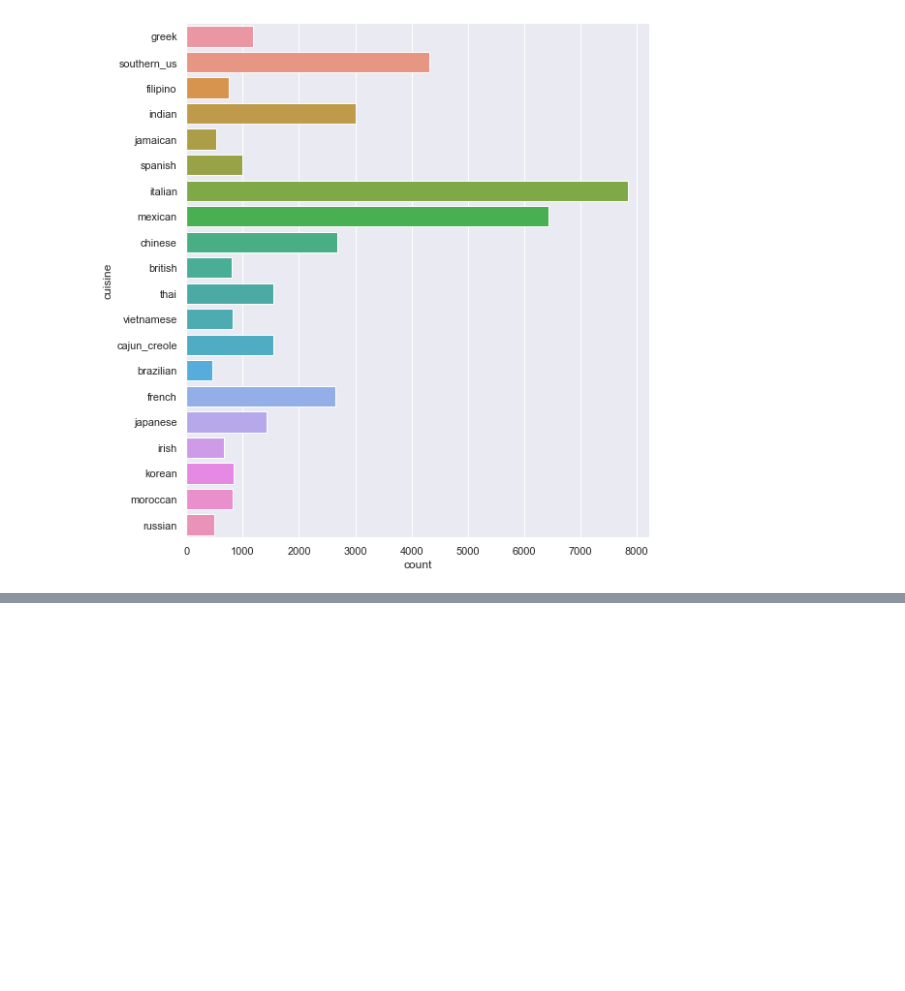
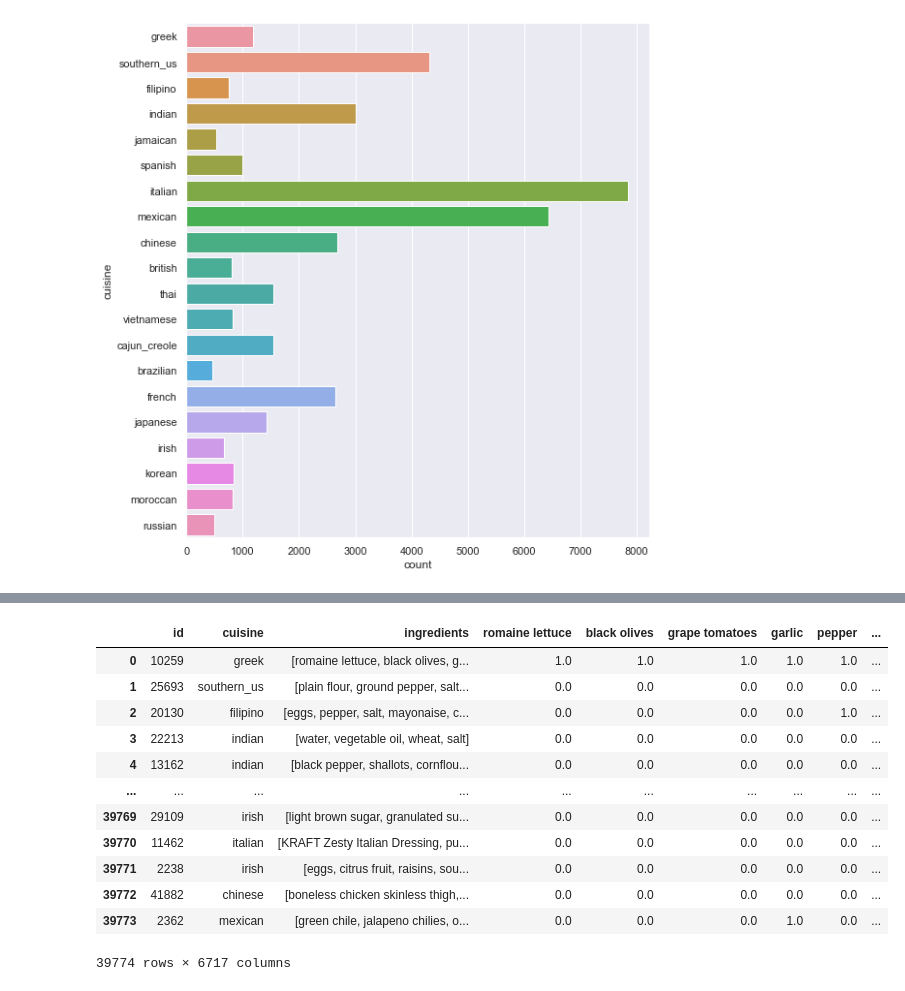
Before and after one commit to NovemForxuz/What-s-Cooking, a Jupyter notebook: Mini Project Draft.ipynb, the cells around one changed output, grey strips where cells are left out. Saved outputs shown, nothing was run; the diff lists cells and outputs as text; code cells hidden in the pictures; blank space fills up the shorter version.

```diff
--- a/Mini Project Draft.ipynb
+++ b/Mini Project Draft.ipynb
@@ -100,0 +125,22 @@ sb.catplot(y='cuisine', data = cat_train_data, kind = 'count', height = 8)
+# %%
+pd.options.mode.chained_assignment = None  # default='warn'
+
+for i in range(len(train_data)):
+    for j in train_data['ingredients'][i]:
+        train_data[j].iloc[i]=1
+# %%
+train_data
+# %% [output]
+|  | id | cuisine | ingredients | romaine lettuce | black olives | grape tomatoes | garlic | pepper | ... |
+| 0 | 10259 | greek | [romaine lettuce, black olives, g... | 1.0 | 1.0 | 1.0 | 1.0 | 1.0 | ... |
+| 1 | 25693 | southern_us | [plain flour, ground pepper, salt... | 0.0 | 0.0 | 0.0 | 0.0 | 0.0 | ... |
+| 2 | 20130 | filipino | [eggs, pepper, salt, mayonaise, c... | 0.0 | 0.0 | 0.0 | 0.0 | 1.0 | ... |
+| 3 | 22213 | indian | [water, vegetable oil, wheat, salt] | 0.0 | 0.0 | 0.0 | 0.0 | 0.0 | ... |
+| 4 | 13162 | indian | [black pepper, shallots, cornflou... | 0.0 | 0.0 | 0.0 | 0.0 | 0.0 | ... |
+| ... | ... | ... | ... | ... | ... | ... | ... | ... | ... |
+| 39769 | 29109 | irish | [light brown sugar, granulated su... | 0.0 | 0.0 | 0.0 | 0.0 | 0.0 | ... |
+| 39770 | 11462 | italian | [KRAFT Zesty Italian Dressing, pu... | 0.0 | 0.0 | 0.0 | 0.0 | 0.0 | ... |
+| 39771 | 2238 | irish | [eggs, citrus fruit, raisins, sou... | 0.0 | 0.0 | 0.0 | 0.0 | 0.0 | ... |
+| 39772 | 41882 | chinese | [boneless chicken skinless thigh,... | 0.0 | 0.0 | 0.0 | 0.0 | 0.0 | ... |
+| 39773 | 2362 | mexican | [green chile, jalapeno chilies, o... | 0.0 | 0.0 | 0.0 | 1.0 | 0.0 | ... |
+39774 rows × 6717 columns
```
Also changed, not shown: parts of 6 cells of this notebook.
